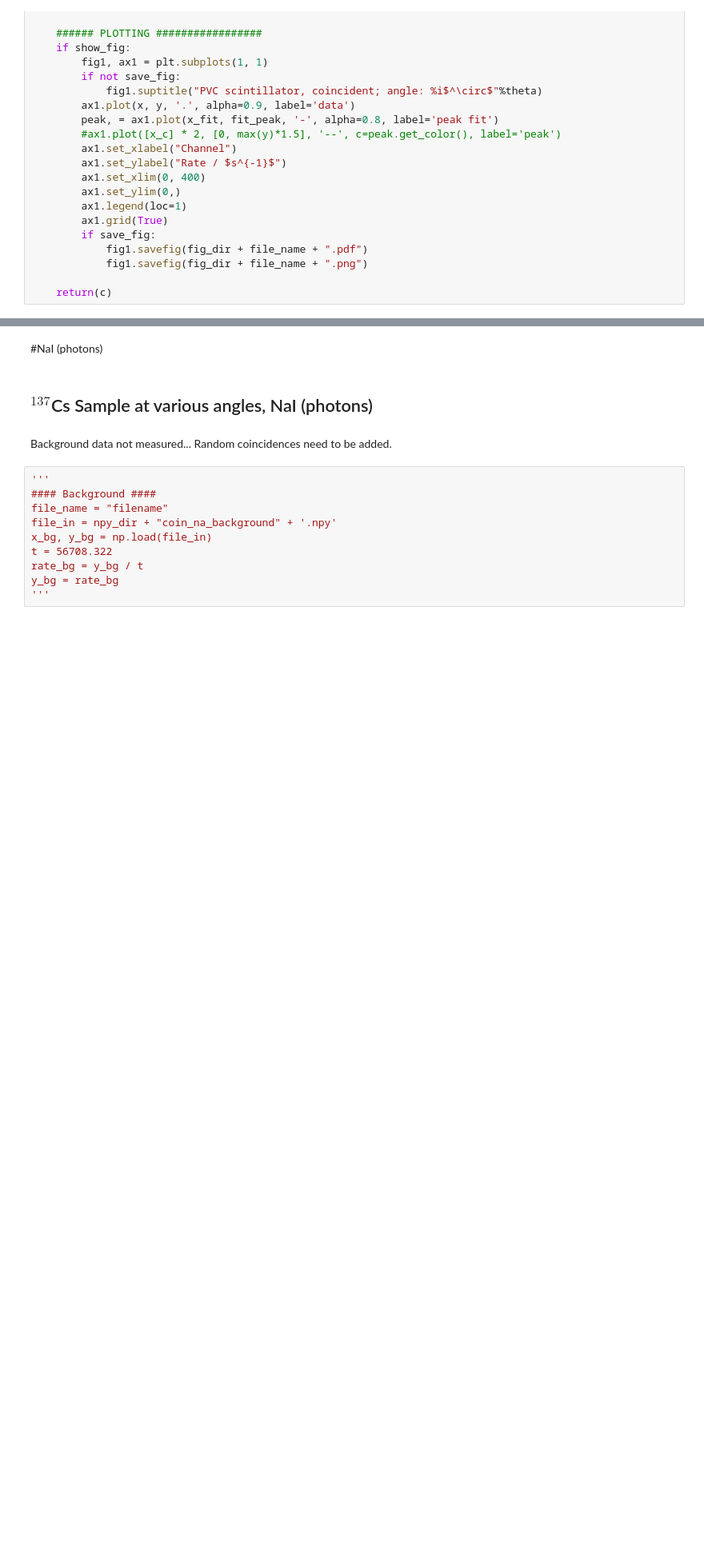
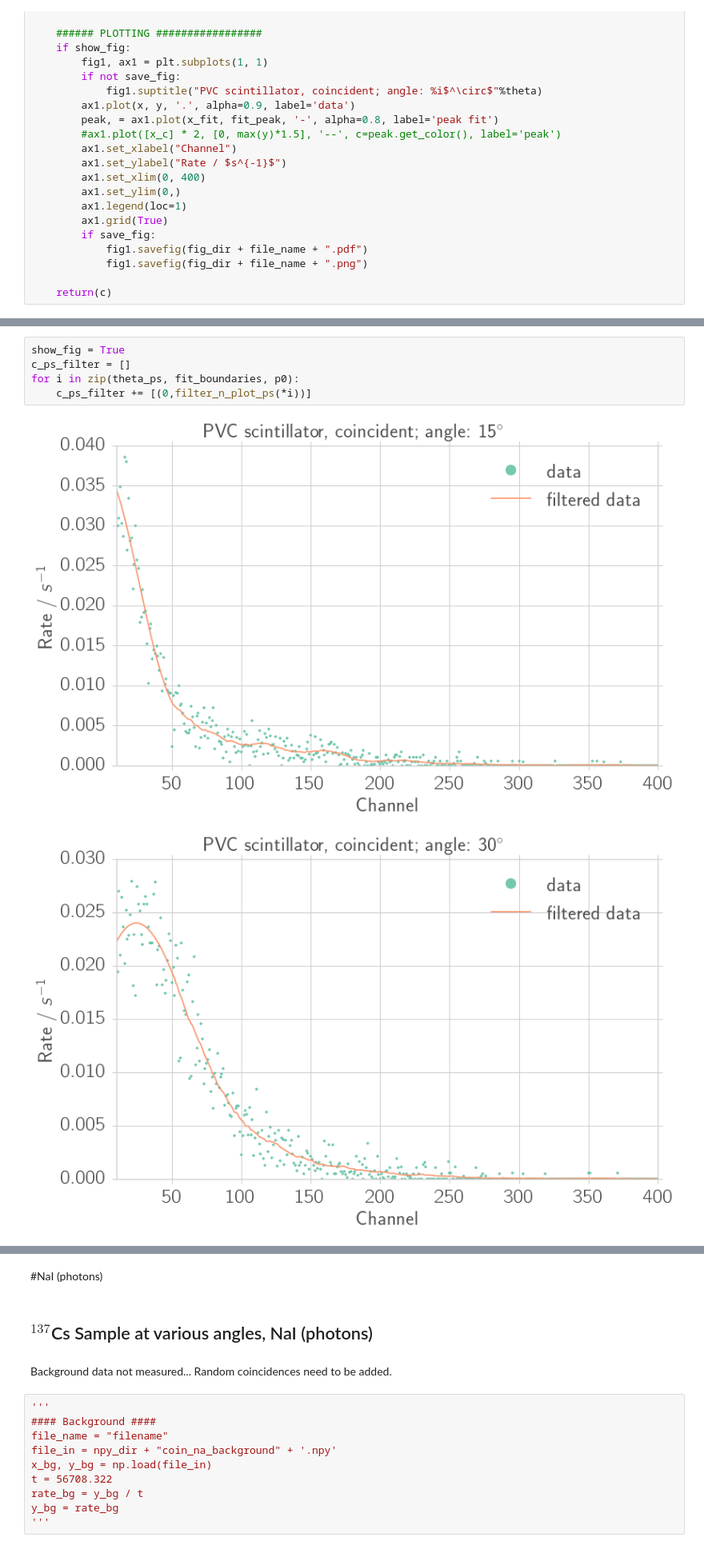
Before and after one commit to Bondzio/fp, a Jupyter notebook: compton/analysis/energy_conservation.ipynb, the cells around one changed output, grey strips where cells are left out. Shown at 80% size. Drawn from its saved outputs; the diff is of its cells as text; blank space fills up the shorter version.

```diff
--- a/compton/analysis/energy_conservation.ipynb
+++ b/compton/analysis/energy_conservation.ipynb
@@ -329,0 +392,8 @@ show_fig = True
+# %%
+show_fig = True
+c_ps_filter = []
+for i in zip(theta_ps, fit_boundaries, p0):
+    c_ps_filter += [(0,filter_n_plot_ps(*i))]
+# %% [output]
+[figure, added]
+[figure, added]
```
Also changed, not shown: parts of 14 cells of this notebook, 29 other files.
